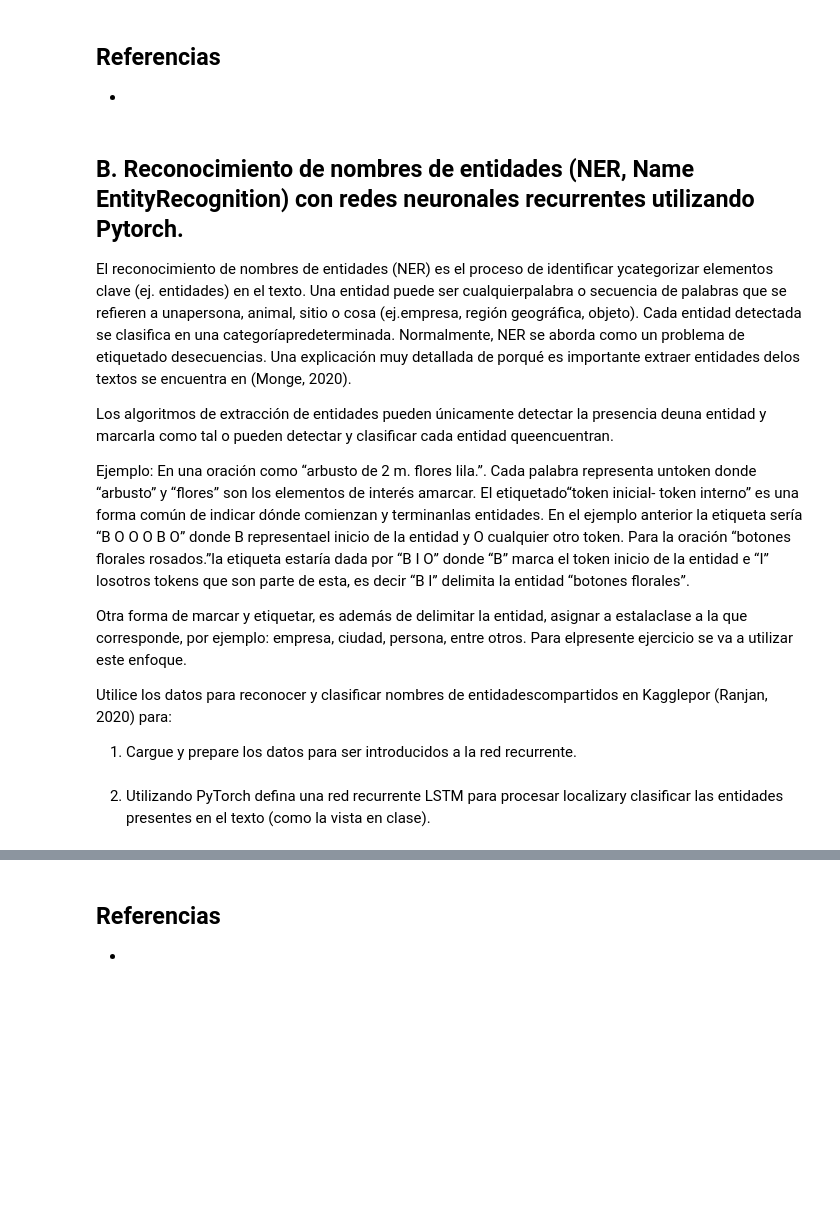
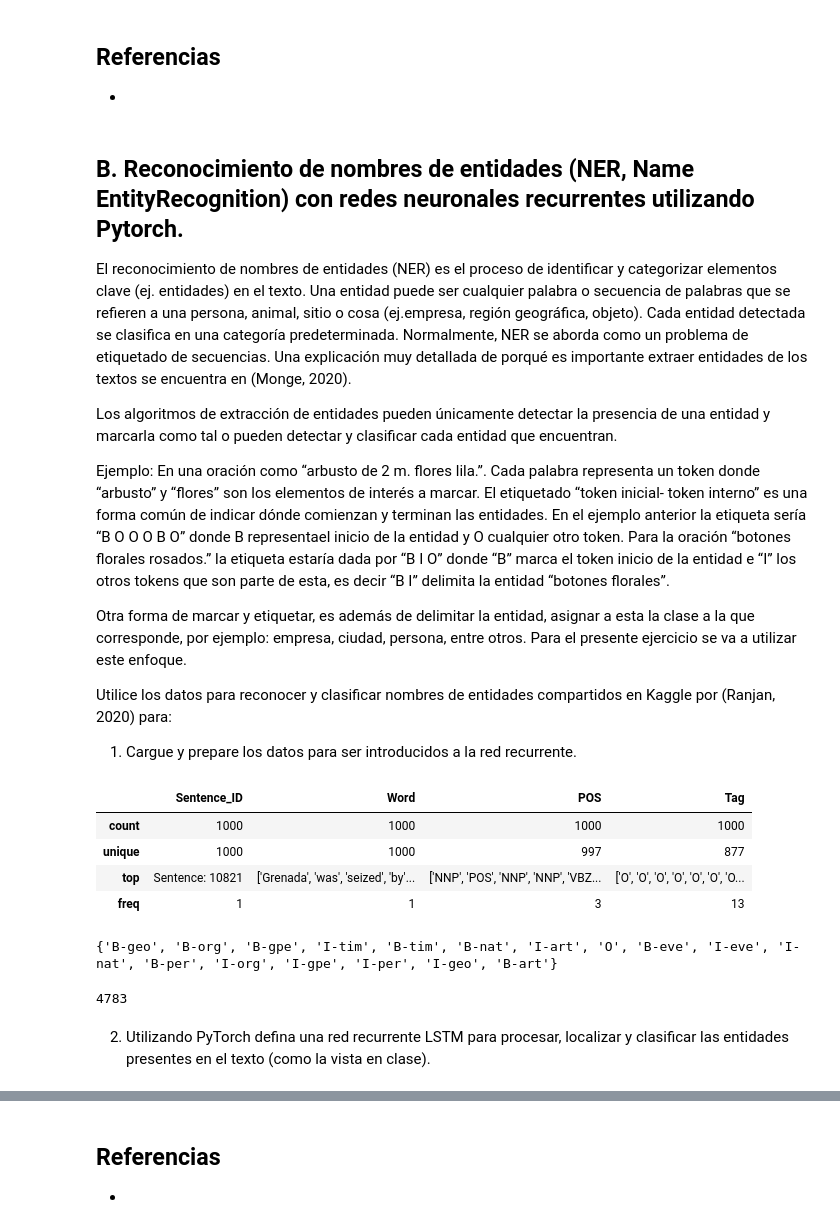
Before and after one commit to waltermv/TP04-IA, a Jupyter notebook: TP04-IA.ipynb, the cells around one changed output, grey strips where cells are left out. Drawn from its saved outputs; the diff is of its cells as text; code cells hidden in the pictures; blank space fills up the shorter version.

```diff
--- a/TP04-IA.ipynb
+++ b/TP04-IA.ipynb
@@ -249,14 +439,28 @@ Referencias
 # %% [markdown]
 ## B. Reconocimiento   de   nombres   de   entidades   (NER,   Name   EntityRecognition) con redes neuronales recurrentes utilizando Pytorch.
 
-El reconocimiento de nombres de entidades (NER)  es  el proceso  de identificar ycategorizar elementos clave (ej. entidades) en el texto. Una entidad puede ser cualquierpalabra o secuencia de palabras que se refieren a unapersona, animal, sitio o cosa (ej.empresa, región geográfica, objeto). Cada entidad detectada se clasifica en una categoríapredeterminada.  Normalmente, NER se aborda como un problema de etiquetado desecuencias. Una explicación muy detallada de porqué es importante extraer entidades delos textos se encuentra en (Monge, 2020).
+El reconocimiento de nombres de entidades (NER)  es  el proceso  de identificar y categorizar elementos clave (ej. entidades) en el texto. Una entidad puede ser cualquier palabra o secuencia de palabras que se refieren a una persona, animal, sitio o cosa (ej.empresa, región geográfica, objeto). Cada entidad detectada se clasifica en una categoría predeterminada. Normalmente, NER se aborda como un problema de etiquetado de secuencias. Una explicación muy detallada de porqué es importante extraer entidades de los textos se encuentra en (Monge, 2020).
 
-Los algoritmos de extracción de entidades pueden únicamente detectar la presencia deuna entidad y marcarla como tal o pueden detectar y clasificar cada entidad queencuentran.
+Los algoritmos de extracción de entidades pueden únicamente detectar la presencia de una entidad y marcarla como tal o pueden detectar y clasificar cada entidad que encuentran.
 
-Ejemplo: En una oración como “arbusto de 2 m.  flores lila.”.  Cada palabra representa untoken donde “arbusto” y “flores” son los elementos de interés amarcar. El etiquetado“token inicial- token interno” es una forma común de indicar dónde comienzan y terminanlas entidades. En el ejemplo anterior la etiqueta sería “B O O O B O” donde B representael inicio de la entidad y O cualquier otro token. Para la oración “botones florales rosados.”la etiqueta estaría dada por “B I O” donde “B” marca el token inicio de la entidad e “I” losotros tokens que son parte de esta, es decir “B I” delimita la entidad “botones florales”.
+Ejemplo: En una oración como “arbusto de 2 m. flores lila.”.  Cada palabra representa un token donde “arbusto” y “flores” son los elementos de interés a marcar. El etiquetado “token inicial- token interno” es una forma común de indicar dónde comienzan y terminan las entidades. En el ejemplo anterior la etiqueta sería “B O O O B O” donde B representael inicio de la entidad y O cualquier otro token. Para la oración “botones florales rosados.” la etiqueta estaría dada por “B I O” donde “B” marca el token inicio de la entidad e “I” los otros tokens que son parte de esta, es decir “B I” delimita la entidad “botones florales”.
 
-Otra forma de marcar y etiquetar, es además de delimitar la entidad, asignar a estalaclase a la que corresponde, por ejemplo: empresa, ciudad, persona, entre otros. Para elpresente ejercicio se va a utilizar este enfoque.
+Otra forma de marcar y etiquetar, es además de delimitar la entidad, asignar a esta la clase a la que corresponde, por ejemplo: empresa, ciudad, persona, entre otros. Para el presente ejercicio se va a utilizar este enfoque.
 
-Utilice los datos para reconocer y clasificar nombres de entidadescompartidos en Kagglepor (Ranjan, 2020) para:
+Utilice los datos para reconocer y clasificar nombres de entidades compartidos en Kaggle por (Ranjan, 2020) para:
 
 1. Cargue y prepare los datos para ser introducidos a la red recurrente.
+# %%
+nRowsRead = 1000
+
+# Se carga el archivo con los datos solicitados (defaultofcredit.csv) y se define
+# a la columna "default_payment_next_month" como la objetivo.
+ner = pd.read_csv('./data/NER_Dataset.csv', delimiter=',', nrows=nRowsRead)
+
+ner.describe()
+# %% [output]
+|  | Sentence_ID | Word | POS | Tag |
+| count | 1000 | 1000 | 1000 | 1000 |
+| unique | 1000 | 1000 | 997 | 877 |
+| top | Sentence: 10821 | ['Grenada', 'was', 'seized', 'by'... | ['NNP', 'POS', 'NNP', 'NNP', 'VBZ... | ['O', 'O', 'O', 'O', 'O', 'O', 'O... |
+| freq | 1 | 1 | 3 | 13 |
@@ -263,2 +523,12 @@ Utilice los datos para reconocer y clasificar nombres de entidadescompartidos en
+# %%
+flatten = lambda t: [item for sublist in t for item in sublist]
+test = flatten(y)
+# print(test)
+myset = set(test)
+print(myset)
+len(word_to_ix)
+# %% [output]
+{'B-geo', 'B-org', 'B-gpe', 'I-tim', 'B-tim', 'B-nat', 'I-art', 'O', 'B-eve', 'I-eve', 'I-nat', 'B-per', 'I-org', 'I-gpe', 'I-per', 'I-geo', 'B-art'}
+4783
 # %% [markdown]
-2. Utilizando PyTorch defina una red recurrente LSTM para procesar localizary clasificar las entidades presentes en el texto (como la vista en clase).
+2. Utilizando PyTorch defina una red recurrente LSTM para procesar, localizar y clasificar las entidades presentes en el texto (como la vista en clase).
```
Also changed, not shown: parts of 24 cells of this notebook, 2 other files.
